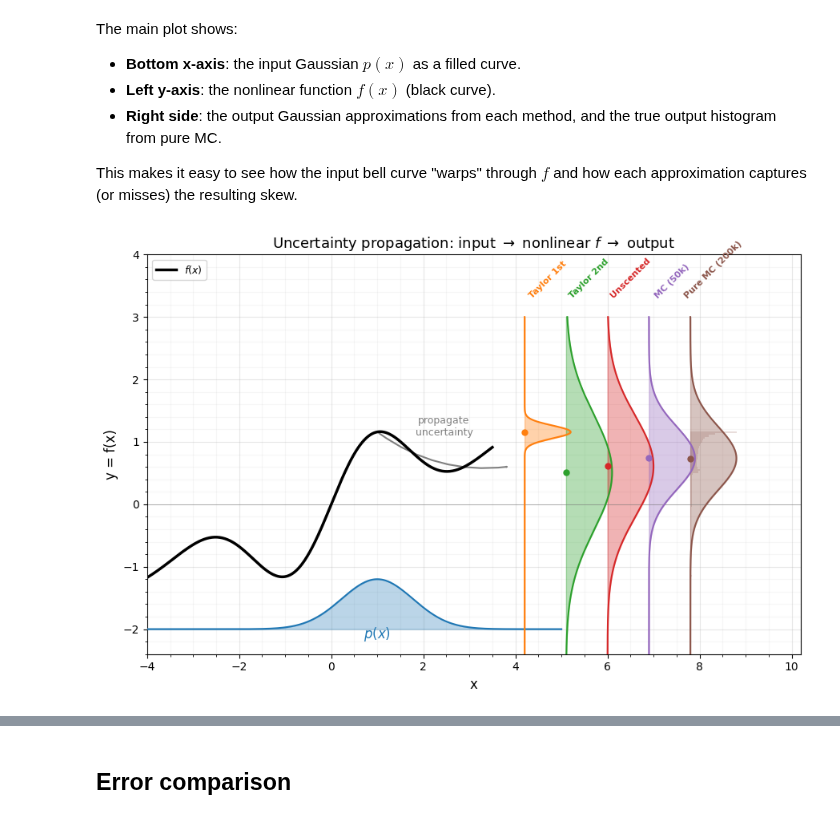
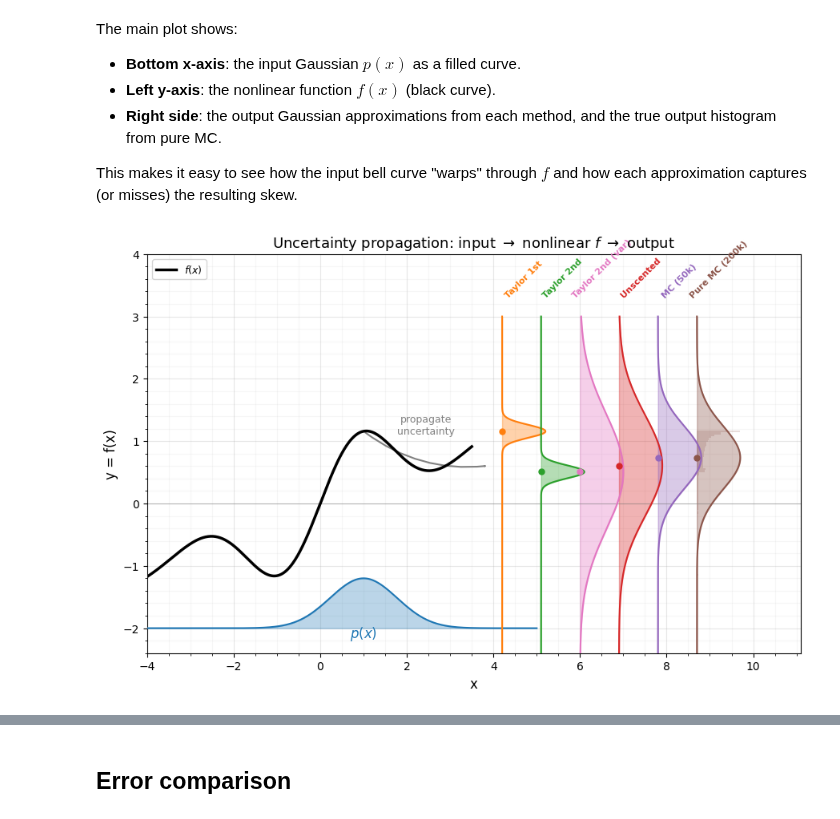
Before and after one commit to jejjohnson/gaussx, a Jupyter notebook: docs/notebooks/uncertainty_propagation.ipynb, the cells around one changed output, grey strips where cells are left out. Saved outputs shown, nothing was run; the diff lists cells and outputs as text; code cells hidden in the pictures.

```diff
--- a/docs/notebooks/uncertainty_propagation.ipynb
+++ b/docs/notebooks/uncertainty_propagation.ipynb
@@ -192,9 +201,13 @@ filtering" in GP dynamics models (Deisenroth & Rasmussen, 2011).
 taylor1 = gaussx.TaylorIntegrator(order=1)
 res_t1 = taylor1.integrate(lambda x: jnp.atleast_1d(f_nonlinear(x[0])), state)
 
-# --- Taylor 2nd order ---
+# --- Taylor 2nd order (mean correction only, default) ---
 taylor2 = gaussx.TaylorIntegrator(order=2)
 res_t2 = taylor2.integrate(lambda x: jnp.atleast_1d(f_nonlinear(x[0])), state)
+
+# --- Taylor 2nd order (mean + variance correction) ---
+taylor2v = gaussx.TaylorIntegrator(order=2, correct_variance=True)
+res_t2v = taylor2v.integrate(lambda x: jnp.atleast_1d(f_nonlinear(x[0])), state)
 
 # --- Unscented transform ---
 ut = gaussx.UnscentedIntegrator(alpha=1.0, beta=2.0, kappa=0.0)
@@ -221,6 +234,7 @@ def _moments(res):
 methods = {
     "Taylor 1st": _moments(res_t1),
     "Taylor 2nd": _moments(res_t2),
+    "Taylor 2nd (var)": _moments(res_t2v),
     "Unscented": _moments(res_ut),
     "MC (50k)": _moments(res_mc),
     "Pure MC (200k)": (float(pure_mc_mean), float(pure_mc_var)),
@@ -286,7 +301,7 @@ ax.text(
 )
 
 # --- Output distributions (horizontal Gaussians) ---
-colours = ["C1", "C2", "C3", "C4", "C5"]
+colours = ["C1", "C2", "C6", "C3", "C4", "C5"]
 x_right = 4.2
 width = 1.0
 
@@ -326,7 +341,7 @@ for i, (name, (m, v)) in enumerate(methods.items()):
     )
 
 # --- Pure MC histogram (faint, behind the Gaussians) ---
-hist_x_pos = x_right + 4 * 0.9
+hist_x_pos = x_right + 5 * 0.9
 counts, bin_edges = jnp.histogram(y_samples, bins=80, density=True)
 bin_centres = 0.5 * (bin_edges[:-1] + bin_edges[1:])
 hist_scaled = counts / counts.max() * width
@@ -349,35 +364,35 @@ arrow = FancyArrowPatch(
     lw=1.5,
     connectionstyle="arc3,rad=0.2",
     zorder=4,
 )
 ax.add_patch(arrow)
 ax.text(
     (mu_x + x_right - 0.3) / 2,
     float(res_ut.state.mean[0]) + 0.5,
     "propagate\nuncertainty",
     ha="center",
     fontsize=9,
     color="grey",
 )
 
 # --- Formatting ---
-ax.set_xlim(-4, x_right + 5 * 0.9 + 1.5)
+ax.set_xlim(-4, x_right + 6 * 0.9 + 1.5)
 ax.set_ylim(y_base - 0.4, 4.0)
 ax.set_xlabel("x", fontsize=12)
 ax.set_ylabel("y = f(x)", fontsize=12)
 ax.set_title(
     r"Uncertainty propagation: input $\to$ nonlinear $f$ $\to$ output",
     fontsize=13,
 )
 ax.axhline(0, c="grey", lw=0.4)
 ax.legend(loc="upper left", fontsize=9)
 ax.grid(True, which="major", alpha=0.3)
 ax.grid(True, which="minor", alpha=0.1)
 ax.minorticks_on()
 plt.tight_layout()
 plt.show()
 # %% [output]
-[figure, old version]
+[figure, new version]
 # %% [markdown]
 ## Observations
 
```
Also changed, not shown: parts of 6 cells of this notebook, 10 other files.
